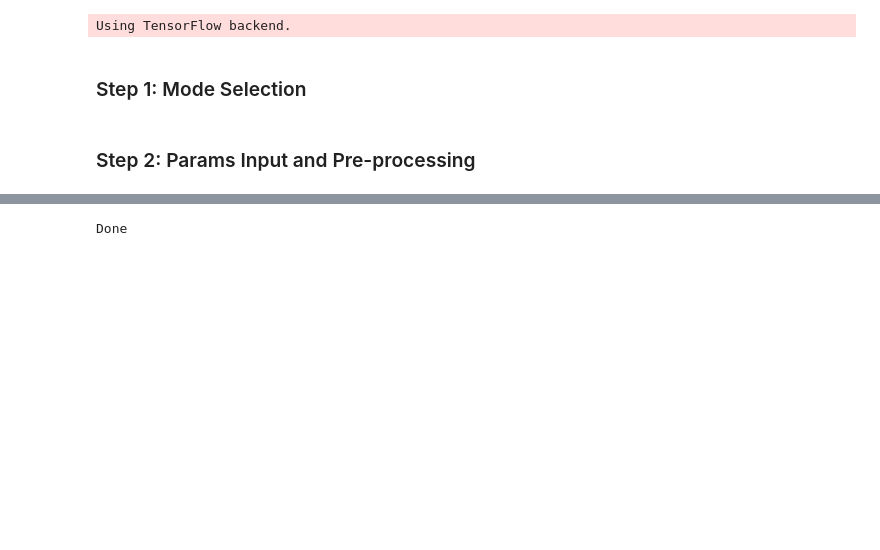
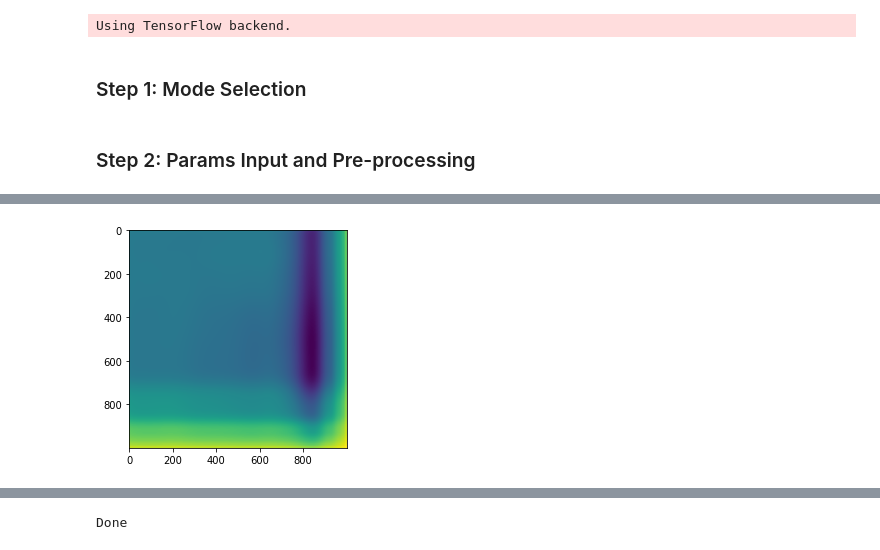
Before and after one commit to trivu169/deep-prior-pam, a Jupyter notebook: dipPAM_batch.ipynb, the cells around one changed output, grey strips where cells are left out. Saved outputs shown, nothing was run; the diff lists cells and outputs as text; code cells hidden in the pictures; blank space fills up the shorter version.

```diff
--- a/dipPAM_batch.ipynb
+++ b/dipPAM_batch.ipynb
@@ -125,0 +114,91 @@ plt.show()
+# %%
+if WHOLEIMG_MODE:
+    TRUE_SIZE = 1000
+    PAD_SIZE = 70  # Each size
+    IMG_SIZE = TRUE_SIZE - round(PAD_SIZE*2)
+    imgpath = './Data/'
+    imgname = 'brain_xiaoyi_12_6'
+    imgsuffix = 'png'
+    im_all = cv2.imread(imgpath + imgname + '.' + imgsuffix)
+    print(im_all.shape)
+
+    if im_all.shape[0] % IMG_SIZE != 0:
+        num_x = im_all.shape[0]//IMG_SIZE
+        dim_x = (num_x+1)*IMG_SIZE
+    else:
+        num_x = im_all.shape[0]//IMG_SIZE
+        dim_x = im_all.shape[0]
+    if im_all.shape[1] % IMG_SIZE != 0:
+        num_y = im_all.shape[1]//IMG_SIZE
+        dim_y = (num_y+1)*IMG_SIZE
+    else:
+        num_y = im_all.shape[1]//IMG_SIZE
+        dim_y = im_all.shape[1]
+
+    im_all_zero = np.zeros((dim_x, dim_y, im_all.shape[2]), dtype=np.uint8)
+    im_all_zero[:im_all.shape[0], :im_all.shape[1], :] = im_all
+#     im_all = im_all[:dim_x, :dim_y, :]
+    im_all = np.copy(im_all_zero)
+    im_out = np.zeros((im_all.shape[0], im_all.shape[1]))
+    im_down_out = np.copy(im_out)
+    im_all = np.pad(im_all, ((PAD_SIZE, PAD_SIZE), (PAD_SIZE, PAD_SIZE), (0,0)), 'constant')  # zero pad 20x20 along axis 0 and 1
+
+#     fig = plt.figure(figsize=(100, 100))
+#     plt.imshow(im_all[:, :, 1])
+#     plt.show()
+
+    lin_x = np.arange(round(TRUE_SIZE/2), im_all.shape[1], IMG_SIZE)
+    lin_y = np.arange(round(TRUE_SIZE/2), im_all.shape[0], IMG_SIZE)
+    total_count = len(lin_x)*len(lin_y)
+    print(total_count)
+
+    count = 1
+    for i in lin_x:
+        for j in lin_y:
+            print(count)
+            if count != 10:
+                count += 1
+                continue
+            im_temp = im_all[j-round(TRUE_SIZE/2):j+round(TRUE_SIZE/2), i-round(TRUE_SIZE/2):i+round(TRUE_SIZE/2), :]
+            im, im_gt, im_masked, im_mask, im_down, factor, _, _ = readImg(im_temp)
+            if count == 10:
+                show_output = True
+            else:
+                show_output = False
+            if count % 4 == 0:
+                [sr_image, l, model,
+                 totalTrainingTimeHr,
+                 input_noise, base_model] = train_dp(im_masked, im_gt, im_mask, iter=1,
+                         noise_reg=0.07, show_output=show_output)
+            else:
+                [sr_image, l, model,
+                 totalTrainingTimeHr,
+                 input_noise, base_model] = train_dp(im_masked, im_gt, im_mask, iter=5000,
+                         noise_reg=0.07, show_output=show_output)
+            tmp = np.squeeze(sr_image)
+            im_out[j-round(TRUE_SIZE/2):j+round(TRUE_SIZE/2-PAD_SIZE*2), i-round(TRUE_SIZE/2):
+                   i+round(TRUE_SIZE/2-PAD_SIZE*2)] = tmp[PAD_SIZE:TRUE_SIZE-PAD_SIZE, PAD_SIZE:TRUE_SIZE-PAD_SIZE]
+            im_down_out[j-round(TRUE_SIZE/2):j+round(TRUE_SIZE/2-PAD_SIZE*2), i-round(TRUE_SIZE/2):
+                        i+round(TRUE_SIZE/2-PAD_SIZE*2)] = im_down[PAD_SIZE:TRUE_SIZE-PAD_SIZE, PAD_SIZE:TRUE_SIZE-PAD_SIZE]
+            count += 1
+
+            if count == 5 and SAVE_OUTPUT:
+                cv2.imwrite(imgpath + '/output/output_brain_xiaoyi/' + imgname + '_dip_out.png', norm_uint8(im_out))
+            if count == 9 and SAVE_OUTPUT:
+                cv2.imwrite(imgpath + '/output/output_brain_xiaoyi/' + imgname + '_dip_out.png', norm_uint8(im_out))
+
+            if SAVE_OUTPUT:
+                cv2.imwrite(imgpath + '/output/output_brain_xiaoyi/' + imgname + str(i) + str(j) + '.png', tmp)
+                model.save_weights(imgpath + '/output/output_brain_xiaoyi/' + imgname + str(i) + str(j))
+                base_model.save_weights(imgpath + '/output/output_brain_xiaoyi/' + imgname + str(i) + str(j) + '_base')
+                sio.savemat(imgpath + '/output/output_brain_xiaoyi/' + imgname + '_inputNoise' + str(i) + str(j) + ".mat",
+                            dict([('inputNoise', np.squeeze(input_noise))]))
+#                 inputNoise = np.squeeze(input_noise)
+#                 inputNoise = inputNoise.reshape((inputNoise.shape[0], inputNoise.shape[1]*inputNoise.shape[2]))
+#                 np.savetxt(imgpath + '/output/output_brain_xiaoyi/' + imgname + '_inputNoise' + str(i) + str(j) + '.txt',
+#                            np.asarray(np.squeeze(inputNoise)))
+#             if count == 2:
+#                 break
+#         if count == 2:
+#             break
+# %% [output]
@@ -125,0 +217 @@ plt.show()
+[figure, added]
```
Also changed, not shown: parts of 12 cells of this notebook, 4 other files.
